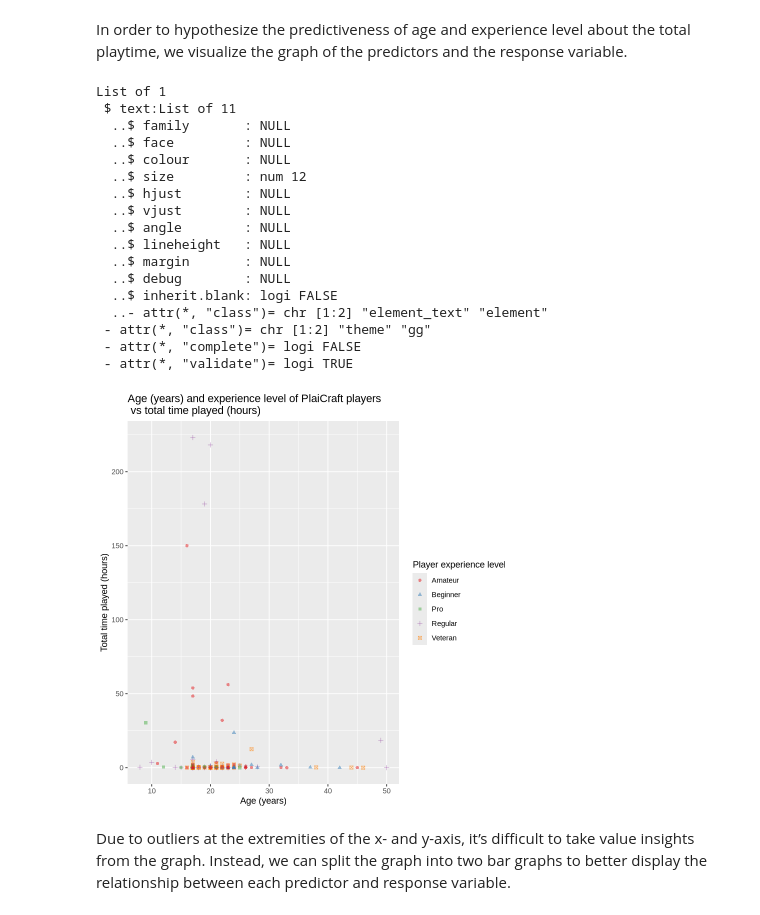
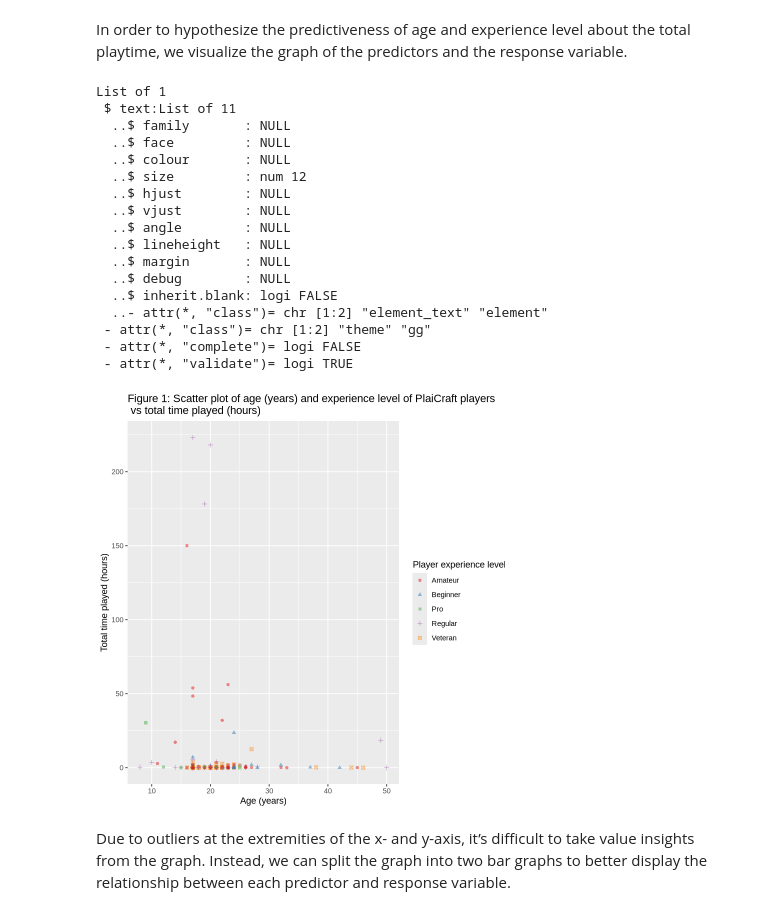
Before and after one commit to vnguyen243/dsci100, a Jupyter notebook: dsci_project_final.ipynb, the cells around one changed output. Drawn from its saved outputs; the diff is of its cells as text; code cells hidden in the pictures.

```diff
--- a/dsci_project_final.ipynb
+++ b/dsci_project_final.ipynb
@@ -132,33 +132,33 @@ In order to hypothesize the predictiveness of age and experience level about the
 # %%
 options(repr.height.plot = 8, repr.width.plot = 15)
 # Visualizes the scatter plot showing the relationship between predictors and response variable
 players_scatter_plot <- players_tidy |>
 ggplot(aes(x = Age, y = played_hours, color = experience, shape = experience)) +
 geom_point(alpha = 0.5) +
-labs(title = "Age (years) and experience level of PlaiCraft players \n vs total time played (hours)", x = "Age (years)", y = "Total time played (hours)", color = "Player experience level", shape = "Player experience level") +
+labs(title = "Figure 1: Scatter plot of age (years) and experience level of PlaiCraft players \n vs total time played (hours)", x = "Age (years)", y = "Total time played (hours)", color = "Player experience level", shape = "Player experience level") +
 scale_color_brewer(palette = "Set1")
 theme(text = element_text(size = 12))
 
 players_scatter_plot
 # %% [output]
 List of 1
  $ text:List of 11
   ..$ family       : NULL
   ..$ face         : NULL
   ..$ colour       : NULL
   ..$ size         : num 12
   ..$ hjust        : NULL
   ..$ vjust        : NULL
   ..$ angle        : NULL
   ..$ lineheight   : NULL
   ..$ margin       : NULL
   ..$ debug        : NULL
   ..$ inherit.blank: logi FALSE
   ..- attr(*, "class")= chr [1:2] "element_text" "element"
  - attr(*, "class")= chr [1:2] "theme" "gg"
  - attr(*, "complete")= logi FALSE
  - attr(*, "validate")= logi TRUE
-[figure, old version]
+[figure, new version]
 # %% [markdown]
 Due to outliers at the extremities of the x- and y-axis, it’s difficult to take value insights from the graph. Instead, we can split the graph into two bar graphs to better display the relationship between each predictor and response variable.
 # %%
```
Also changed, not shown: parts of 9 cells of this notebook.
